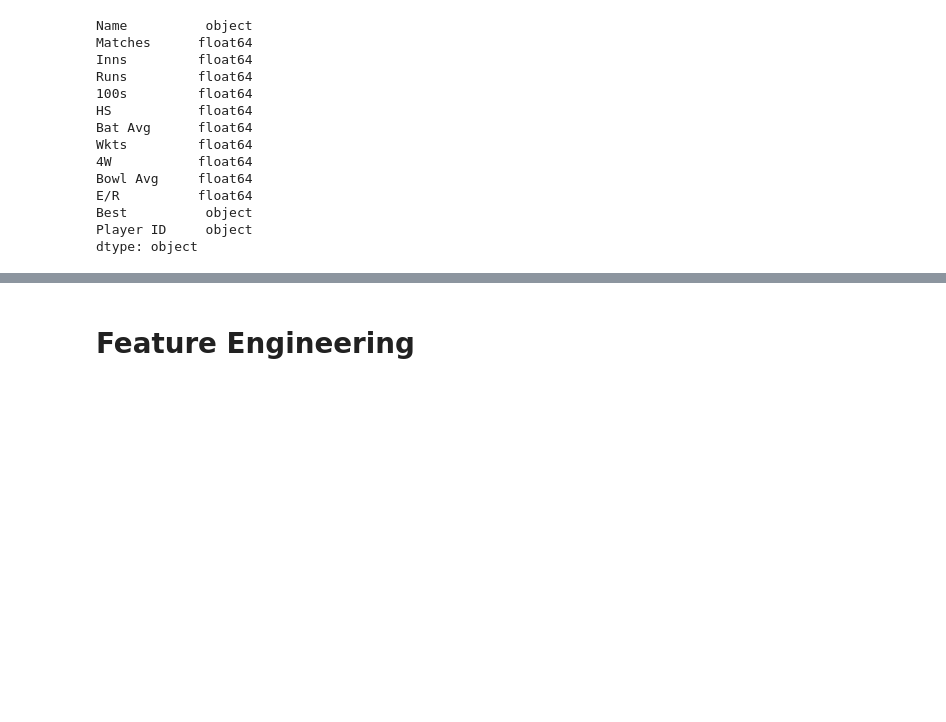
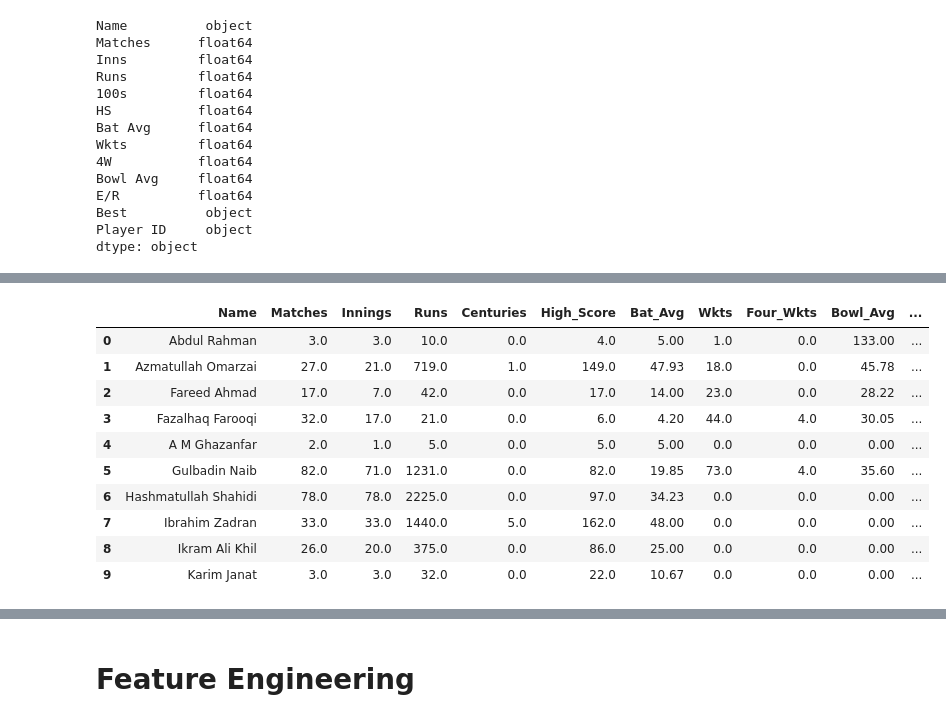
Before and after one commit to MRPrayh/MatchConRep, a Jupyter notebook: Recommender.ipynb, the cells around one changed output, grey strips where cells are left out. Saved outputs shown, nothing was run; the diff lists cells and outputs as text; code cells hidden in the pictures; blank space fills up the shorter version.

```diff
--- a/Recommender.ipynb
+++ b/Recommender.ipynb
@@ -411,3 +425,17 @@ player_df.head(2)
+# %%
+player_df.head(10)
+# %% [output]
+|  | Name | Matches | Innings | Runs | Centuries | High_Score | Bat_Avg | Wkts | Four_Wkts | Bowl_Avg | ... |
+| 0 | Abdul Rahman | 3.0 | 3.0 | 10.0 | 0.0 | 4.0 | 5.00 | 1.0 | 0.0 | 133.00 | ... |
+| 1 | Azmatullah Omarzai | 27.0 | 21.0 | 719.0 | 1.0 | 149.0 | 47.93 | 18.0 | 0.0 | 45.78 | ... |
+| 2 | Fareed Ahmad | 17.0 | 7.0 | 42.0 | 0.0 | 17.0 | 14.00 | 23.0 | 0.0 | 28.22 | ... |
+| 3 | Fazalhaq Farooqi | 32.0 | 17.0 | 21.0 | 0.0 | 6.0 | 4.20 | 44.0 | 4.0 | 30.05 | ... |
+| 4 | A M Ghazanfar | 2.0 | 1.0 | 5.0 | 0.0 | 5.0 | 5.00 | 0.0 | 0.0 | 0.00 | ... |
+| 5 | Gulbadin Naib | 82.0 | 71.0 | 1231.0 | 0.0 | 82.0 | 19.85 | 73.0 | 4.0 | 35.60 | ... |
+| 6 | Hashmatullah Shahidi | 78.0 | 78.0 | 2225.0 | 0.0 | 97.0 | 34.23 | 0.0 | 0.0 | 0.00 | ... |
+| 7 | Ibrahim Zadran | 33.0 | 33.0 | 1440.0 | 5.0 | 162.0 | 48.00 | 0.0 | 0.0 | 0.00 | ... |
+| 8 | Ikram Ali Khil | 26.0 | 20.0 | 375.0 | 0.0 | 86.0 | 25.00 | 0.0 | 0.0 | 0.00 | ... |
+| 9 | Karim Janat | 3.0 | 3.0 | 32.0 | 0.0 | 22.0 | 10.67 | 0.0 | 0.0 | 0.00 | ... |
 # %%
 # Saving this version
 player_backup = player_df.copy()
```
Also changed, not shown: parts of 39 cells of this notebook, 1 other file.
